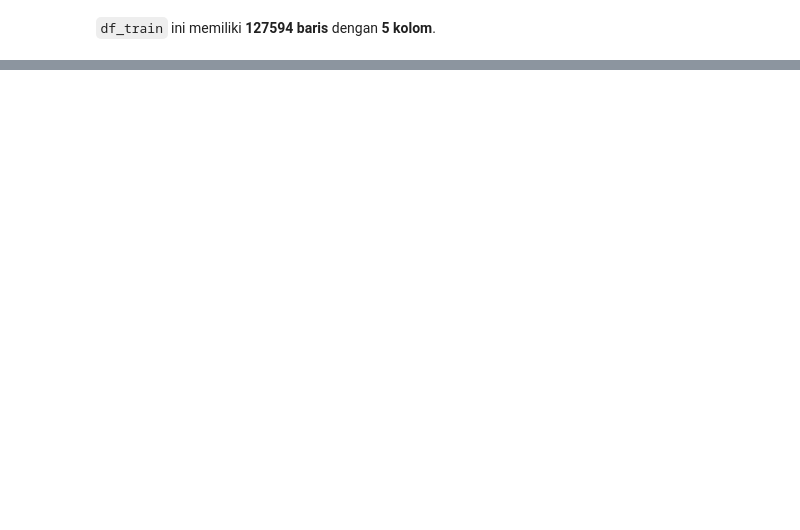
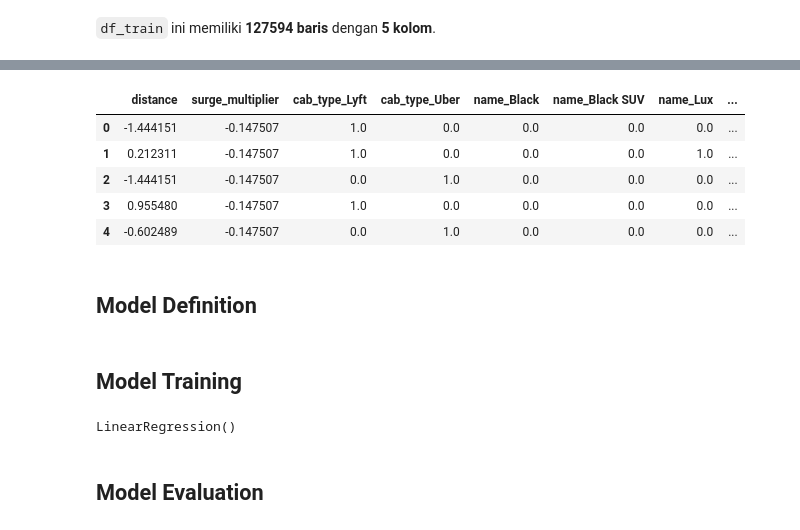
Before and after one commit to Penzragon/h8dsft_P1W1Reg, a Jupyter notebook: script.ipynb, the cells around one changed output, grey strips where cells are left out. Drawn from its saved outputs; the diff is of its cells as text; code cells hidden in the pictures; blank space fills up the shorter version.

Commit message:
Model Evaluation

```diff
--- a/script.ipynb
+++ b/script.ipynb
@@ -580,0 +713,11 @@ df_test
+# %%
+X_test.head()
+# %% [output]
+|  | distance | surge_multiplier | cab_type_Lyft | cab_type_Uber | name_Black | name_Black SUV | name_Lux | ... |
+| 0 | -1.444151 | -0.147507 | 1.0 | 0.0 | 0.0 | 0.0 | 0.0 | ... |
+| 1 | 0.212311 | -0.147507 | 1.0 | 0.0 | 0.0 | 0.0 | 1.0 | ... |
+| 2 | -1.444151 | -0.147507 | 0.0 | 1.0 | 0.0 | 0.0 | 0.0 | ... |
+| 3 | 0.955480 | -0.147507 | 1.0 | 0.0 | 0.0 | 0.0 | 0.0 | ... |
+| 4 | -0.602489 | -0.147507 | 0.0 | 1.0 | 0.0 | 0.0 | 0.0 | ... |
+# %% [markdown]
+## Model Definition
@@ -580,0 +726,8 @@ df_test
+# %% [markdown]
+## Model Training
+# %%
+model.fit(X_train, y_train)
+# %% [output]
+LinearRegression()
+# %% [markdown]
+## Model Evaluation
```
Also changed, not shown: parts of 36 cells of this notebook.
